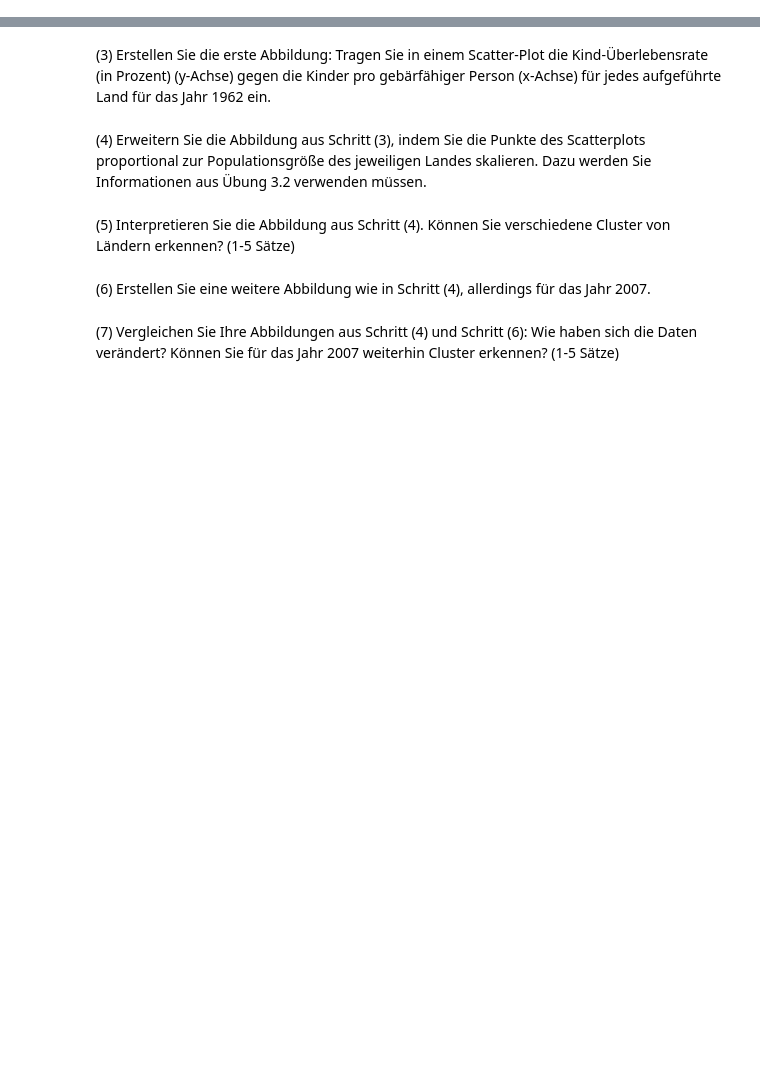
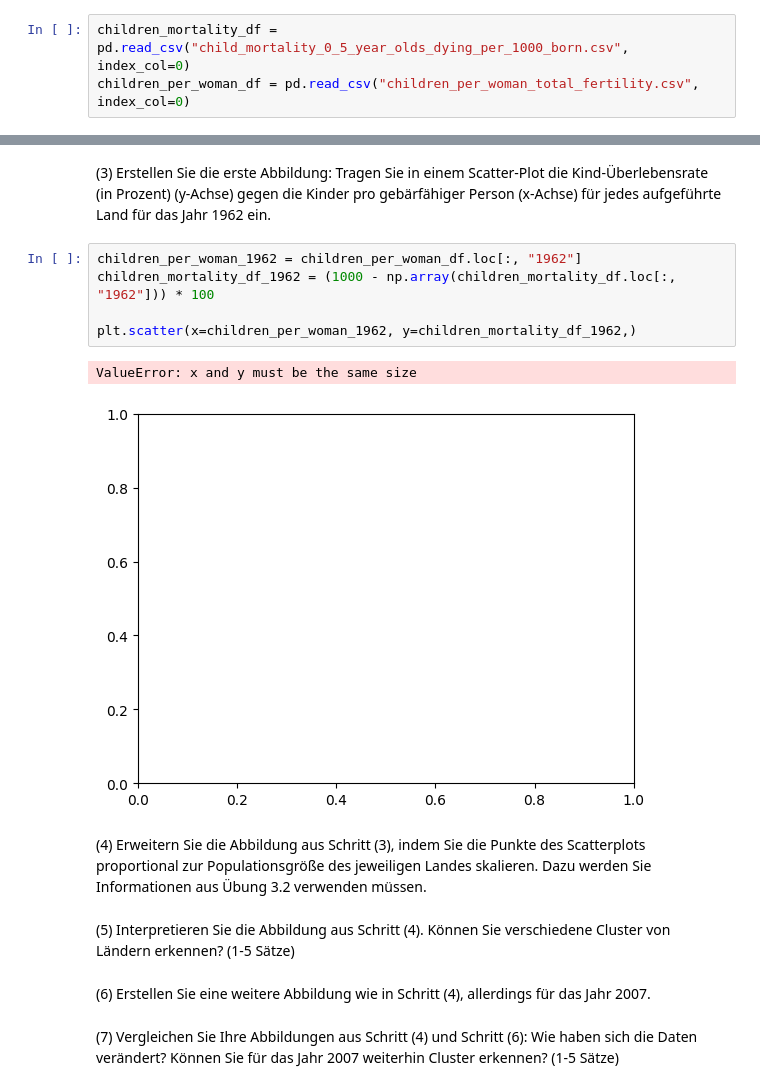
Before and after one commit to cortex359/ds.ss24, a Jupyter notebook: 03/TSRI-3.ipynb, the cells around one changed output, grey strips where cells are left out. Cells and saved outputs as stored; diff of their text form; blank space fills up the shorter version.

```diff
--- a/03/TSRI-3.ipynb
+++ b/03/TSRI-3.ipynb
@@ -299,3 +299,6 @@ Im Rahmen dieser Aufgabe wollen wir unter dem Begriff "Geburtenrate" die Gesamtf
 **Ihre Aufgaben**
 
 (1) Importieren Sie die oben aufgeführten Datensätze.
+# %%
+children_mortality_df = pd.read_csv("child_mortality_0_5_year_olds_dying_per_1000_born.csv", index_col=0)
+children_per_woman_df = pd.read_csv("children_per_woman_total_fertility.csv", index_col=0)
@@ -304,5 +346,13 @@ Im Rahmen dieser Aufgabe wollen wir unter dem Begriff "Geburtenrate" die Gesamtf
 # %% [markdown]
 (3) Erstellen Sie die erste Abbildung: Tragen Sie in einem Scatter-Plot die Kind-Überlebensrate (in Prozent) (y-Achse) gegen die Kinder pro gebärfähiger Person (x-Achse) für jedes aufgeführte Land für das Jahr 1962 ein.
+# %%
+children_per_woman_1962 = children_per_woman_df.loc[:, "1962"]
+children_mortality_df_1962 = (1000 - np.array(children_mortality_df.loc[:, "1962"])) * 100
+
+plt.scatter(x=children_per_woman_1962, y=children_mortality_df_1962,)
+# %% [output]
+ValueError: x and y must be the same size
+[figure, added]
 # %% [markdown]
 (4) Erweitern Sie die Abbildung aus Schritt (3), indem Sie die Punkte des Scatterplots proportional zur Populationsgröße des jeweiligen Landes skalieren. Dazu werden Sie Informationen aus Übung 3.2 verwenden müssen.
 # %% [markdown]
```
Also changed, not shown: parts of 2 cells of this notebook, 2 other files.
